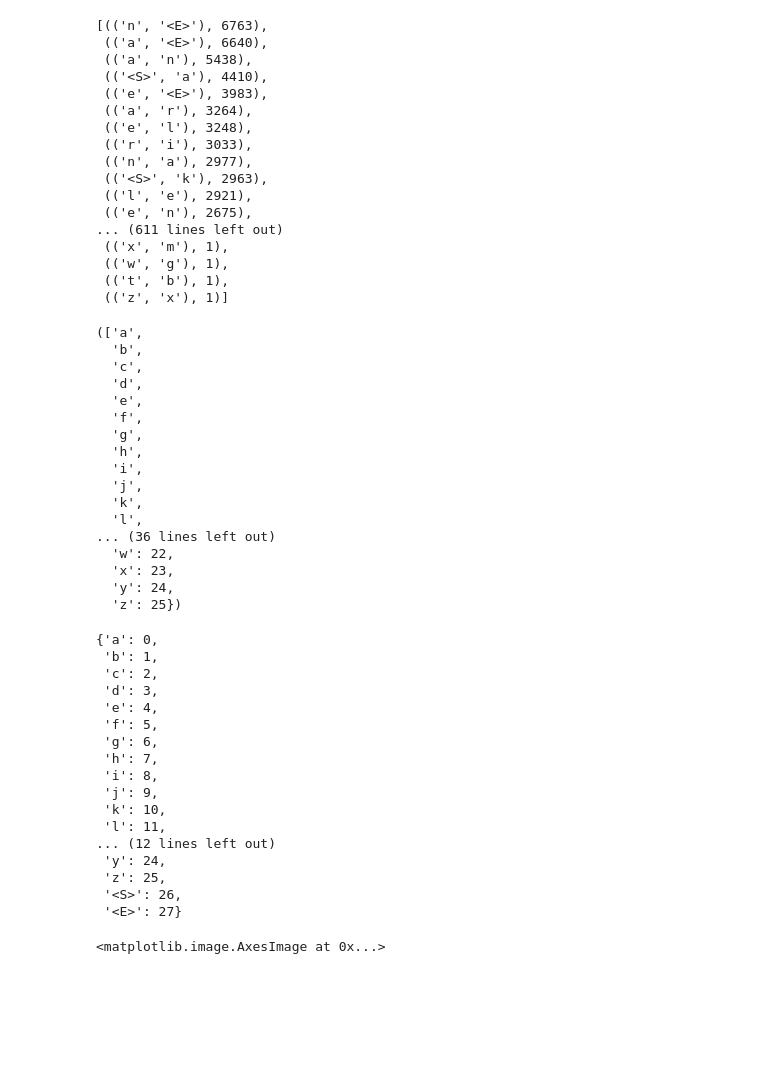
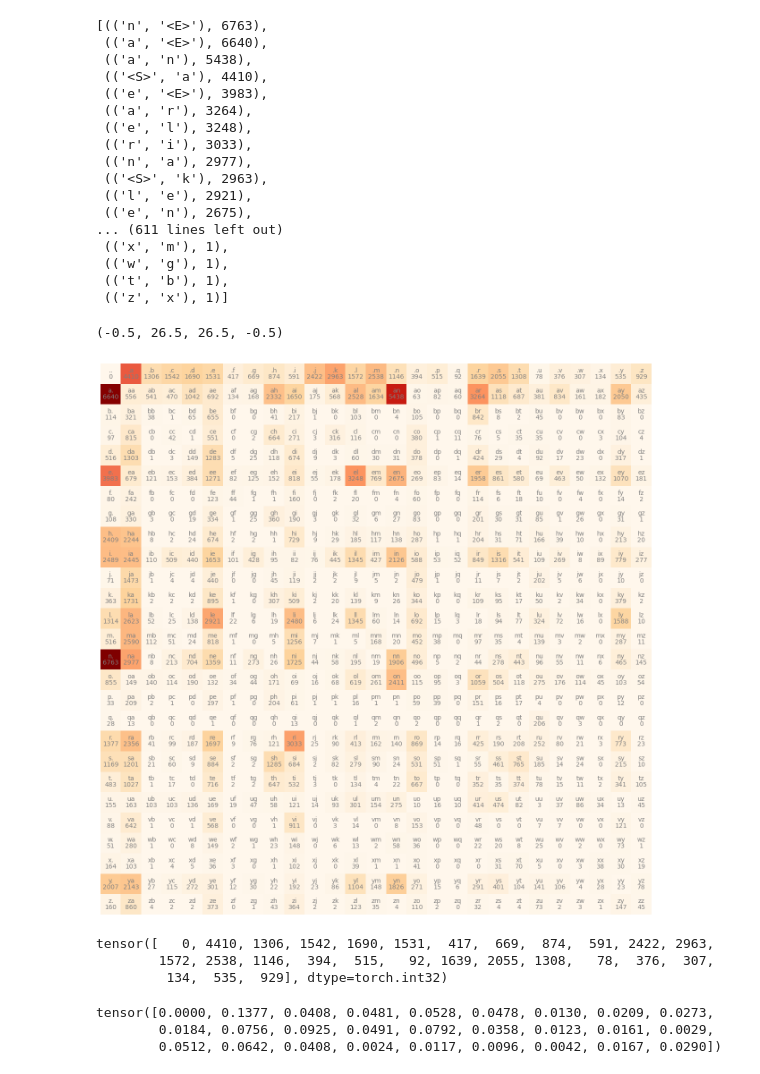
Before and after one commit to mghiremath/makemore, a Jupyter notebook: makemore-tutorial.ipynb, the cells around one changed output. Cells and saved outputs as stored; diff of their text form; code cells hidden in the pictures; blank space fills up the shorter version.

```diff
--- a/makemore-tutorial.ipynb
+++ b/makemore-tutorial.ipynb
@@ -60,63 +60,47 @@ sorted(b.items(), key= lambda kv: -kv[1])
 #Keep this in a 2-D array -  rows are first char and cols are second.  how often second follows first character with pytorch
 import torch
 # %%
-N = torch.zeros((28, 28), dtype=torch.int32)  # we have 26 alphabet and 2 special chars <S> and <E>. since counts above are integers
+N = torch.zeros((27, 27), dtype=torch.int32)  # we have 26 alphabet and 2 special chars <S> and <E>. since counts above are integers - changed to 1 '.' instead of S and E
 # %%
 # since chars are string, we have to index using integers.so, construct lookup table from chars to integers
 chars = sorted(list(set(''.join(words))))  #entire dataset as a single string of unique values and sort as a list
-stoi = {s:i for i,s in enumerate(chars)}    #we are mapping String TO Integer
-chars, stoi
+stoi = {s:i+1 for i,s in enumerate(chars)}    #we are mapping String TO Integer
+stoi['.'] = 0
+itos = {i:s for s,i in stoi.items()}  #we are mapping Integer TO String - this is the reverse of stoi
-# %% [output]
-(['a',
-  'b',
-  'c',
-  'd',
-  'e',
-  'f',
-  'g',
-  'h',
-  'i',
-  'j',
-  'k',
-  'l',
-... (36 lines left out)
-  'w': 22,
-  'x': 23,
-  'y': 24,
-  'z': 25})
-# %%
-stoi['<S>'] = 26
-stoi['<E>'] = 27
-stoi
-# %% [output]
-{'a': 0,
- 'b': 1,
- 'c': 2,
- 'd': 3,
- 'e': 4,
- 'f': 5,
- 'g': 6,
- 'h': 7,
- 'i': 8,
- 'j': 9,
- 'k': 10,
- 'l': 11,
-... (12 lines left out)
- 'y': 24,
- 'z': 25,
- '<S>': 26,
- '<E>': 27}
 # %%
 #Bigrams
 for w in words:
-    chars = ['<S>'] + list(w) + ['<E>']  # special start or end
+    chars = ['.'] + list(w) + ['.']  # special start or end
     for ch1, ch2 in zip(chars, chars[1:]):
-        ix1 = stoi[ch1]
+        ix1 = stoi[ch1]   # stoi is the map and ix1 is the index of the first character example: stoi['.'] = 0 ('.': 0)
         ix2 = stoi[ch2]
         N[ix1, ix2] += 1
 # %%
 import matplotlib.pyplot as plt
 %matplotlib inline
-plt.imshow(N)
+
+plt.figure(figsize=(16, 16)) # size of the figure
+plt.imshow(N, cmap='OrRd')  # N is the 2D array we created above
+for i in range(27):
+    for j in range(27):
+        charstr = itos[i] + itos[j]  # itos is the reverse mapping from index to character
+        plt.text(j, i, charstr, ha='center', va='bottom', color='gray')  # ha is horizontal alignment, va is vertical alignment
+        plt.text(j, i, N[i, j].item(), ha='center', va='top', color='gray')  # N[i, j] is the count of the bigram, item() is to get the value, not the tensor but the int value
+plt.axis('off')
 # %% [output]
-<matplotlib.image.AxesImage at 0x...>
+(-0.5, 26.5, 26.5, -0.5)
+[figure, added]
+# %%
+N[0] # first row is the counts of the bigram starting with '.'
+# %% [output]
+tensor([   0, 4410, 1306, 1542, 1690, 1531,  417,  669,  874,  591, 2422, 2963,
+        1572, 2538, 1146,  394,  515,   92, 1639, 2055, 1308,   78,  376,  307,
+         134,  535,  929], dtype=torch.int32)
+# %%
+p = N[0].float()  # convert to float for probability calculation
+p = p / p.sum()  # normalize to get probabilities
+p # this is the probability of each character following the start character '.'
+# %% [output]
+tensor([0.0000, 0.1377, 0.0408, 0.0481, 0.0528, 0.0478, 0.0130, 0.0209, 0.0273,
+        0.0184, 0.0756, 0.0925, 0.0491, 0.0792, 0.0358, 0.0123, 0.0161, 0.0029,
+        0.0512, 0.0642, 0.0408, 0.0024, 0.0117, 0.0096, 0.0042, 0.0167, 0.0290])
```
Also changed, not shown: parts of 46 cells of this notebook.
